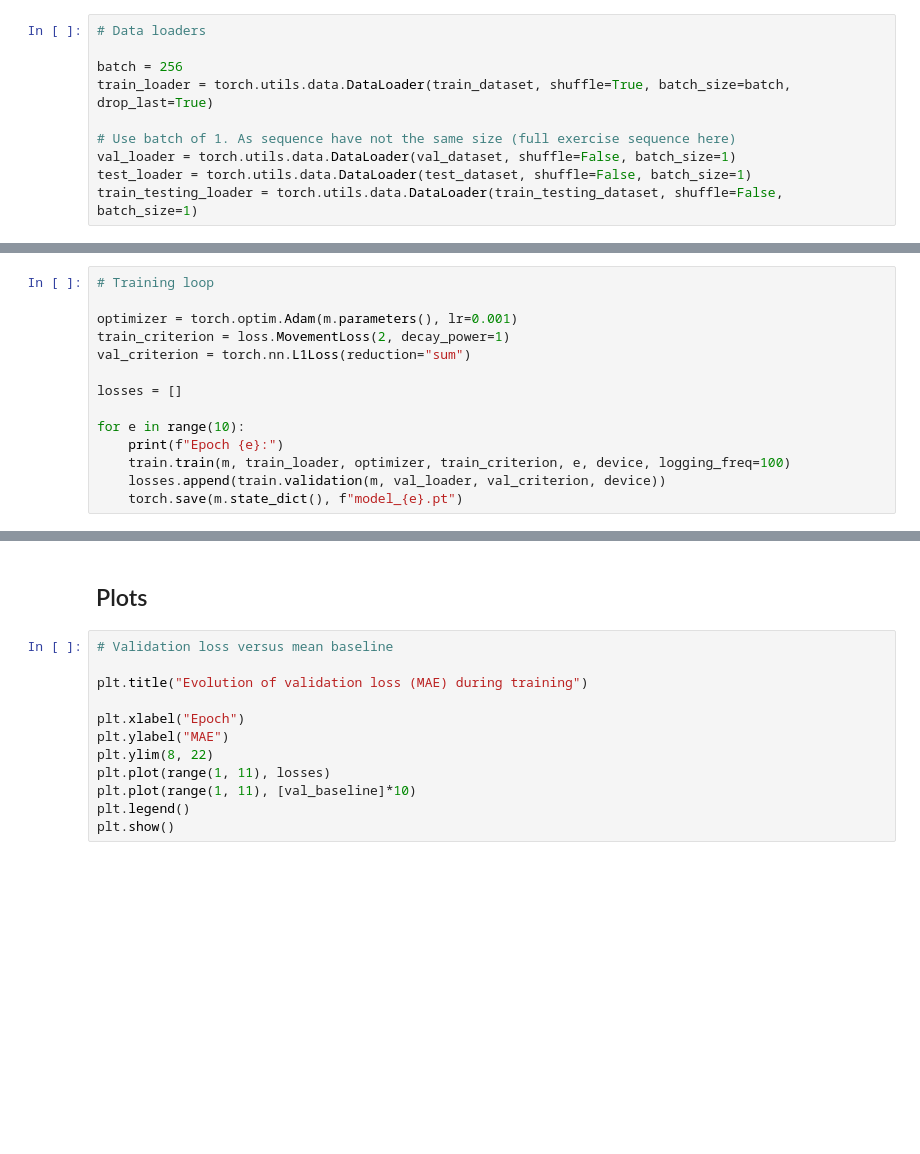
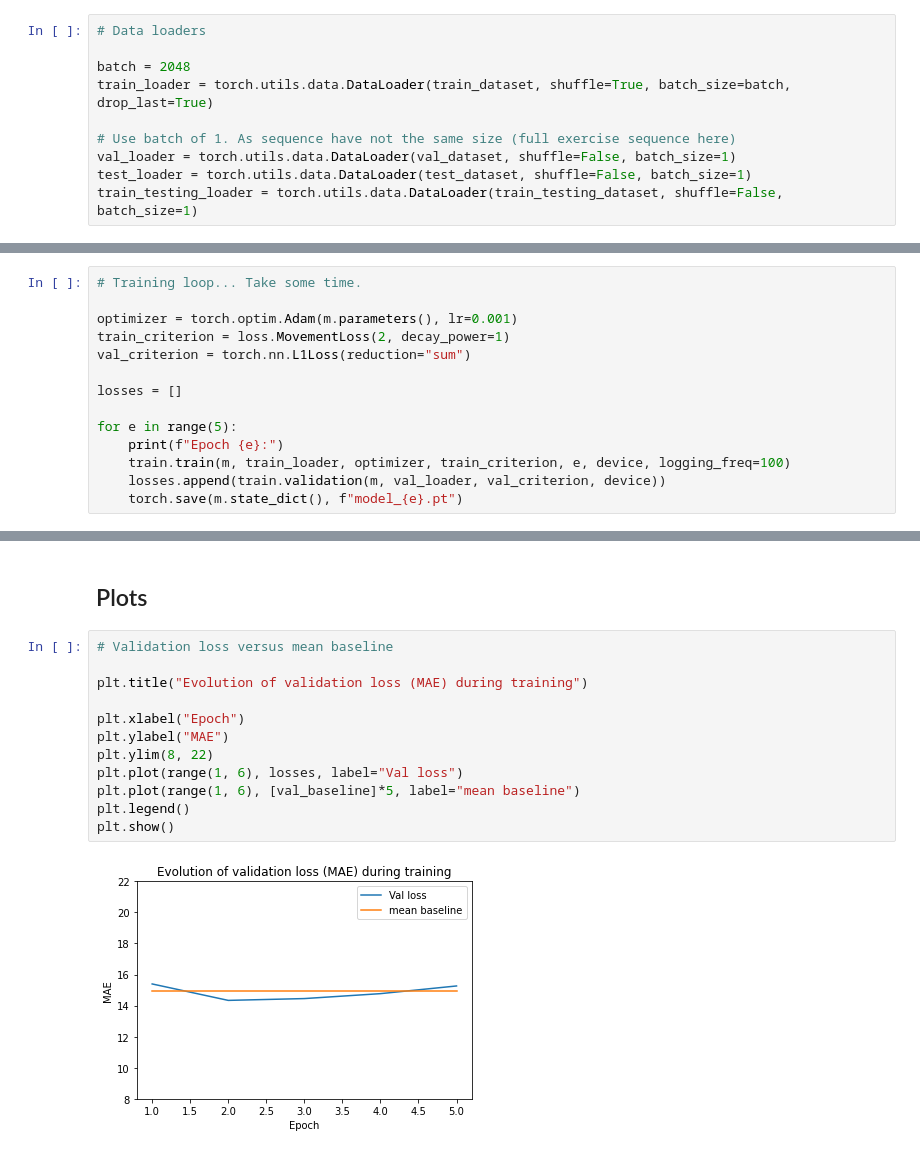
Before and after one commit to raphaelreme/mva, a Jupyter notebook: DL/project/code/Demonstration.ipynb, the cells around one changed output, grey strips where cells are left out. Saved outputs shown, nothing was run; the diff lists cells and outputs as text; blank space fills up the shorter version.

```diff
--- a/DL/project/code/Demonstration.ipynb
+++ b/DL/project/code/Demonstration.ipynb
@@ -88,7 +147,7 @@ train_baseline, val_baseline, test_baseline
 # %%
 # Data loaders
 
-batch = 256
+batch = 2048
 train_loader = torch.utils.data.DataLoader(train_dataset, shuffle=True, batch_size=batch, drop_last=True)
 
 # Use batch of 1. As sequence have not the same size (full exercise sequence here)
@@ -106,5 +172,5 @@ m.to(device)
 # %%
-# Training loop
+# Training loop... Take some time.
 
 optimizer = torch.optim.Adam(m.parameters(), lr=0.001)
 train_criterion = loss.MovementLoss(2, decay_power=1)
@@ -112,7 +178,7 @@ val_criterion = torch.nn.L1Loss(reduction="sum")
 
 losses = []
 
-for e in range(10):
+for e in range(5):
     print(f"Epoch {e}:")
     train.train(m, train_loader, optimizer, train_criterion, e, device, logging_freq=100)
     losses.append(train.validation(m, val_loader, val_criterion, device))
@@ -134,15 +226,17 @@ train.validation(m, train_testing_loader, val_criterion, device)
 # %%
 # Validation loss versus mean baseline
 
 plt.title("Evolution of validation loss (MAE) during training")
 
 plt.xlabel("Epoch")
 plt.ylabel("MAE")
 plt.ylim(8, 22)
-plt.plot(range(1, 11), losses)
-plt.plot(range(1, 11), [val_baseline]*10)
+plt.plot(range(1, 6), losses, label="Val loss")
+plt.plot(range(1, 6), [val_baseline]*5, label="mean baseline")
 plt.legend()
 plt.show()
+# %% [output]
+[figure, added]
 # %%
 # Check predictions
 
```
Also changed, not shown: parts of 15 cells of this notebook, 3 other files.
